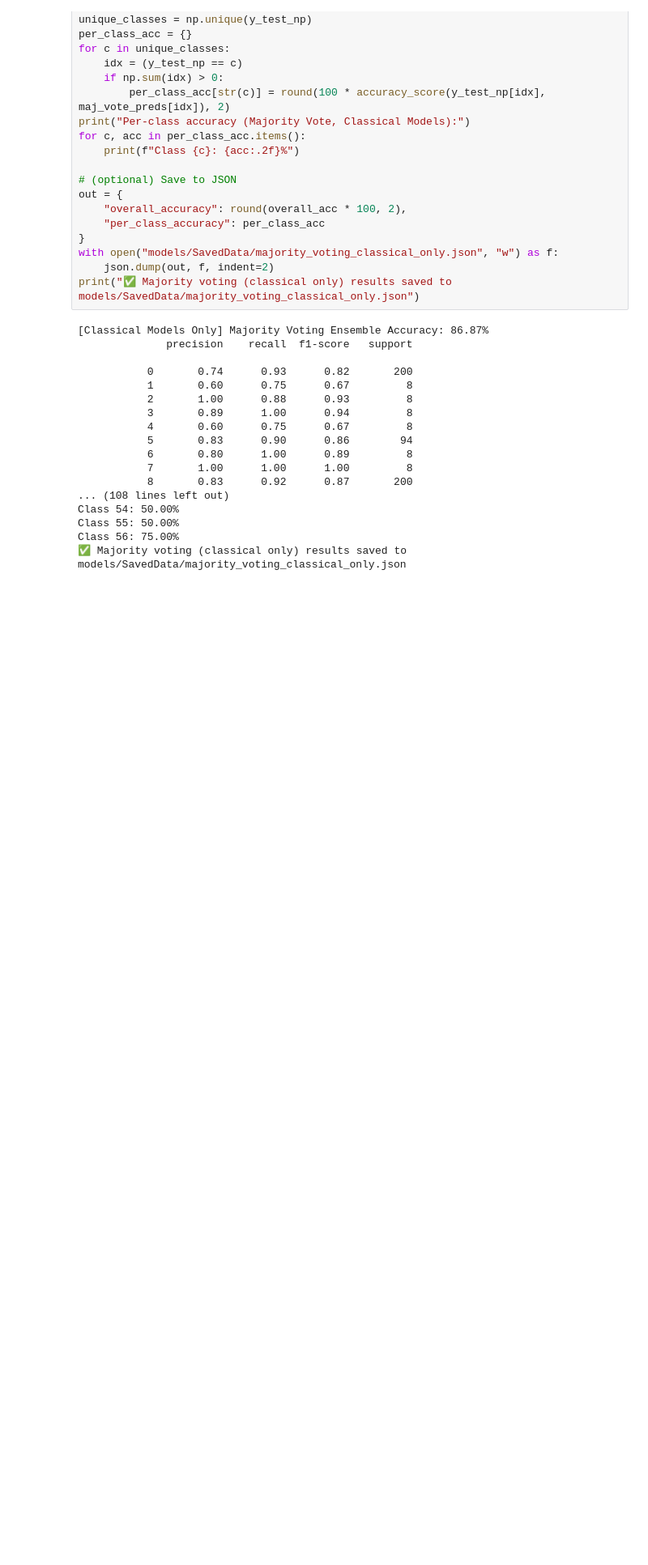
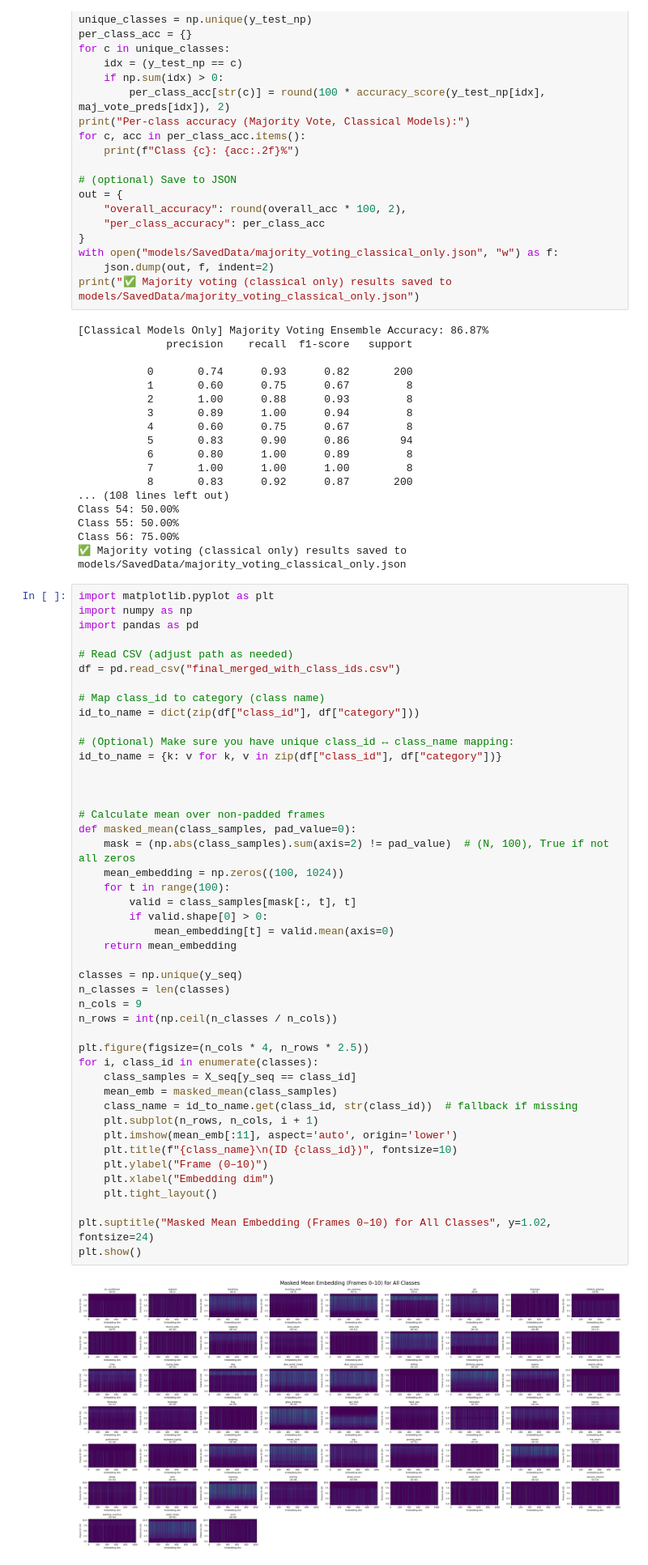
Before and after one commit to nasrrx/YAMNet-CNN-Audio-Classification-ESC50, a Jupyter notebook: FinalEvalutation.ipynb, the cells around one changed output. Shown at 81% size. Cells and saved outputs as stored; diff of their text form; blank space fills up the shorter version.

```diff
--- a/FinalEvalutation.ipynb
+++ b/FinalEvalutation.ipynb
@@ -1027,3 +1031,50 @@ Class 54: 50.00%
 Class 55: 50.00%
 Class 56: 75.00%
 ✅ Majority voting (classical only) results saved to models/SavedData/majority_voting_classical_only.json
+# %%
+import matplotlib.pyplot as plt
+import numpy as np
+import pandas as pd
+
+# Read CSV (adjust path as needed)
+df = pd.read_csv("final_merged_with_class_ids.csv")
+
+# Map class_id to category (class name)
+id_to_name = dict(zip(df["class_id"], df["category"]))
+
+# (Optional) Make sure you have unique class_id ↔ class_name mapping:
+id_to_name = {k: v for k, v in zip(df["class_id"], df["category"])}
+
+
+
+# Calculate mean over non-padded frames
+def masked_mean(class_samples, pad_value=0):
+    mask = (np.abs(class_samples).sum(axis=2) != pad_value)  # (N, 100), True if not all zeros
+    mean_embedding = np.zeros((100, 1024))
+    for t in range(100):
+        valid = class_samples[mask[:, t], t]
+        if valid.shape[0] > 0:
+            mean_embedding[t] = valid.mean(axis=0)
+    return mean_embedding
+
+classes = np.unique(y_seq)
+n_classes = len(classes)
+n_cols = 9
+n_rows = int(np.ceil(n_classes / n_cols))
+
+plt.figure(figsize=(n_cols * 4, n_rows * 2.5))
+for i, class_id in enumerate(classes):
+    class_samples = X_seq[y_seq == class_id]
+    mean_emb = masked_mean(class_samples)
+    class_name = id_to_name.get(class_id, str(class_id))  # fallback if missing
+    plt.subplot(n_rows, n_cols, i + 1)
+    plt.imshow(mean_emb[:11], aspect='auto', origin='lower')
+    plt.title(f"{class_name}\n(ID {class_id})", fontsize=10)
+    plt.ylabel("Frame (0–10)")
+    plt.xlabel("Embedding dim")
+    plt.tight_layout()
+
+plt.suptitle("Masked Mean Embedding (Frames 0–10) for All Classes", y=1.02, fontsize=24)
+plt.show()
+# %% [output]
+[figure, added]
```
Also changed, not shown: parts of 2 cells of this notebook, 1 other file.
